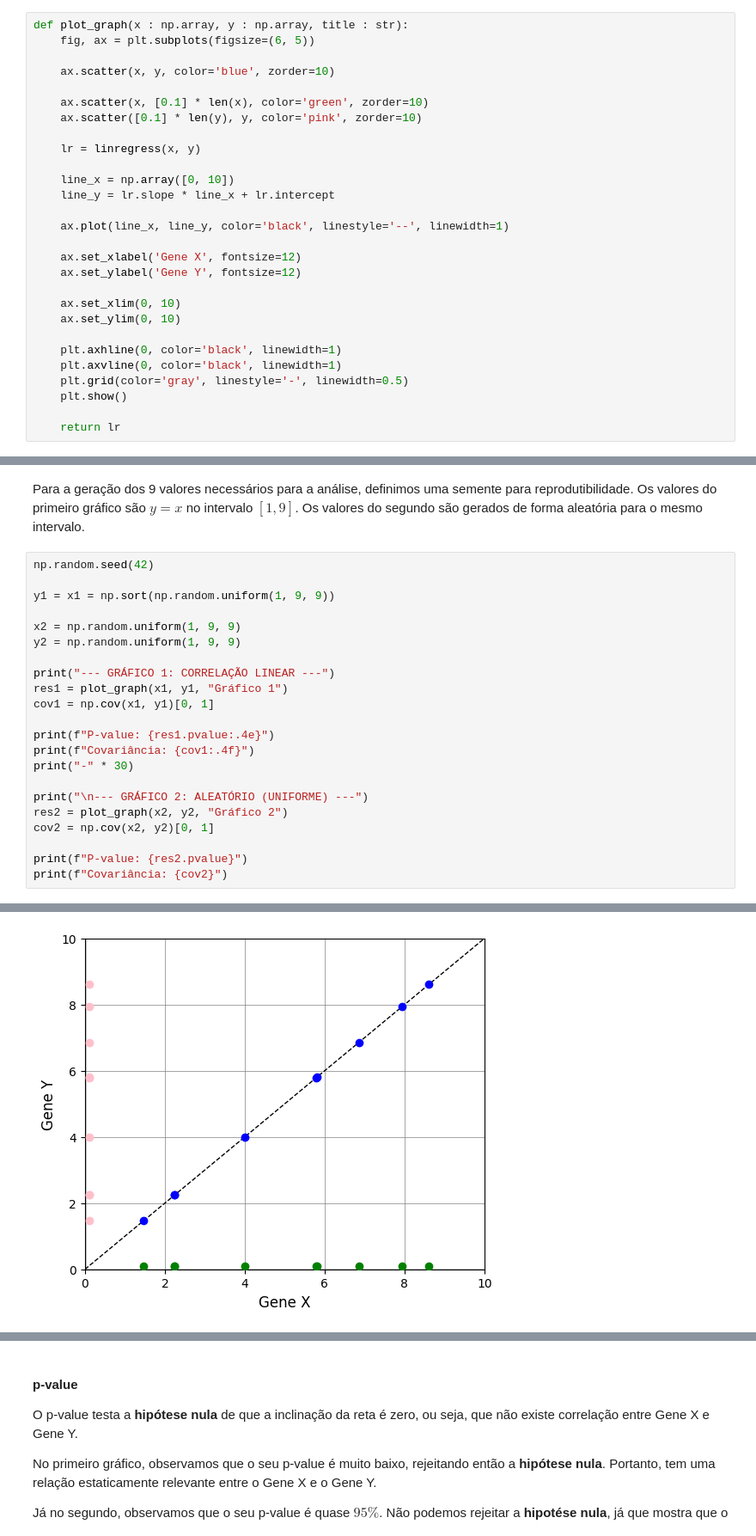
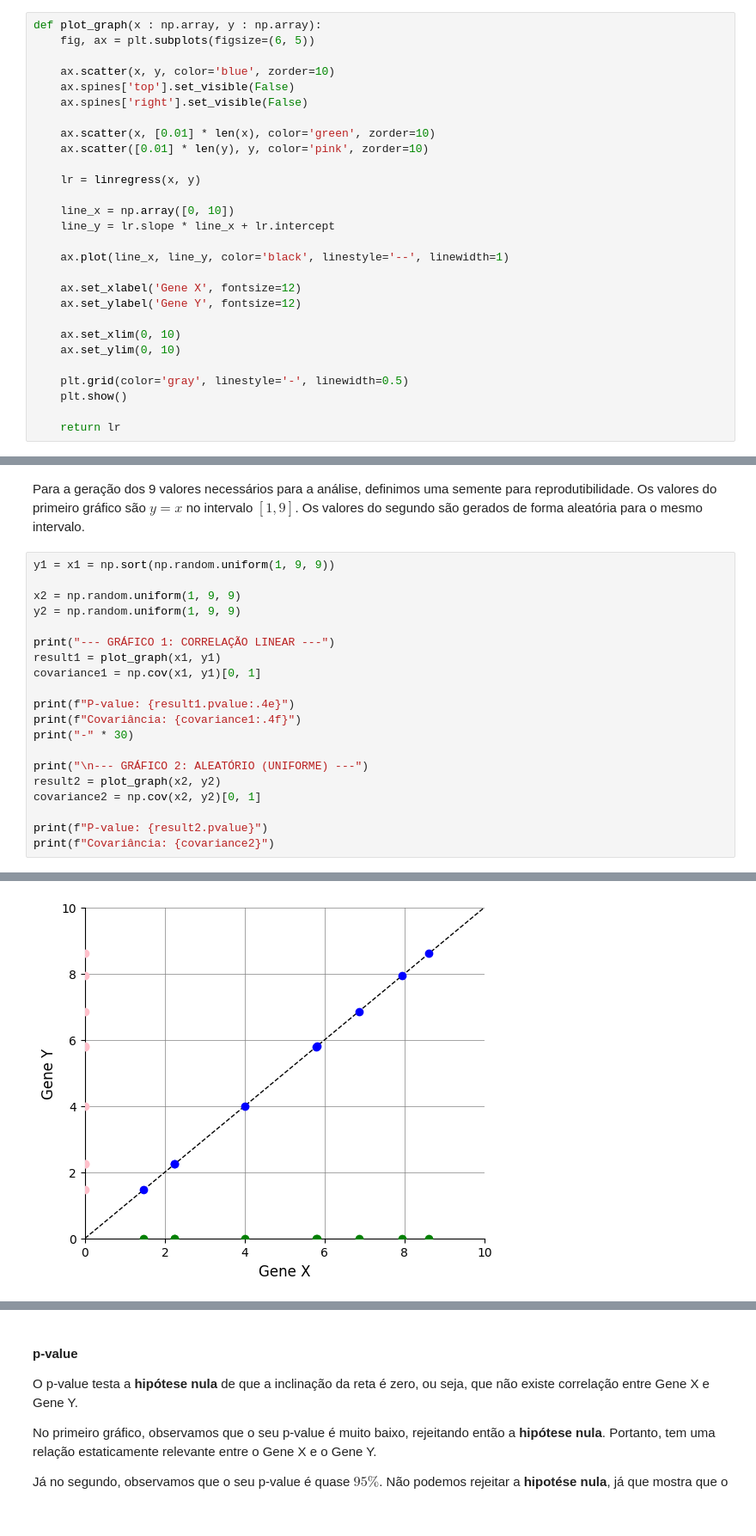
Before and after one commit to kmiepng/Matematica-Computacional, a Jupyter notebook: Atividades/atividade_2_2.ipynb, the cells around one changed output, grey strips where cells are left out. Shown at 86% size. Drawn from its saved outputs; the diff is of its cells as text.

```diff
--- a/Atividades/atividade_2_2.ipynb
+++ b/Atividades/atividade_2_2.ipynb
@@ -15,13 +18,15 @@
 # %% [markdown]
 ### Código para plotar os gráficos
 # %%
-def plot_graph(x : np.array, y : np.array, title : str):
+def plot_graph(x : np.array, y : np.array):
     fig, ax = plt.subplots(figsize=(6, 5))
 
     ax.scatter(x, y, color='blue', zorder=10)
+    ax.spines['top'].set_visible(False)
+    ax.spines['right'].set_visible(False)
 
-    ax.scatter(x, [0.1] * len(x), color='green', zorder=10)
-    ax.scatter([0.1] * len(y), y, color='pink', zorder=10)
+    ax.scatter(x, [0.01] * len(x), color='green', zorder=10)
+    ax.scatter([0.01] * len(y), y, color='pink', zorder=10)
 
     lr = linregress(x, y)
 
@@ -36,8 +41,6 @@ def plot_graph(x : np.array, y : np.array, title : str):
     ax.set_xlim(0, 10)
     ax.set_ylim(0, 10)
 
-    plt.axhline(0, color='black', linewidth=1)
-    plt.axvline(0, color='black', linewidth=1)
     plt.grid(color='gray', linestyle='-', linewidth=0.5)
     plt.show()
 
@@ -47,30 +50,28 @@ def plot_graph(x : np.array, y : np.array, title : str):
 # %% [markdown]
 Para a geração dos 9 valores necessários para a análise, definimos uma semente para reprodutibilidade. Os valores do primeiro gráfico são $y = x$ no intervalo $[1, 9]$. Os valores do segundo são gerados de forma aleatória para o mesmo intervalo.
 # %%
-np.random.seed(42)
-
 y1 = x1 = np.sort(np.random.uniform(1, 9, 9))
 
 x2 = np.random.uniform(1, 9, 9)
 y2 = np.random.uniform(1, 9, 9)
 
 print("--- GRÁFICO 1: CORRELAÇÃO LINEAR ---")
-res1 = plot_graph(x1, y1, "Gráfico 1")
-cov1 = np.cov(x1, y1)[0, 1]
+result1 = plot_graph(x1, y1)
+covariance1 = np.cov(x1, y1)[0, 1]
 
-print(f"P-value: {res1.pvalue:.4e}")
-print(f"Covariância: {cov1:.4f}")
+print(f"P-value: {result1.pvalue:.4e}")
+print(f"Covariância: {covariance1:.4f}")
 print("-" * 30)
 
 print("\n--- GRÁFICO 2: ALEATÓRIO (UNIFORME) ---")
-res2 = plot_graph(x2, y2, "Gráfico 2")
-cov2 = np.cov(x2, y2)[0, 1]
+result2 = plot_graph(x2, y2)
+covariance2 = np.cov(x2, y2)[0, 1]
 
-print(f"P-value: {res2.pvalue}")
-print(f"Covariância: {cov2}")
+print(f"P-value: {result2.pvalue}")
+print(f"Covariância: {covariance2}")
 # %% [output]
 --- GRÁFICO 1: CORRELAÇÃO LINEAR ---
-[figure, old version]
+[figure, new version]
 P-value: 3.2926e-70
 Covariância: 6.8696
 ------------------------------
```
Also changed, not shown: parts of 11 cells of this notebook, 2 other files.
